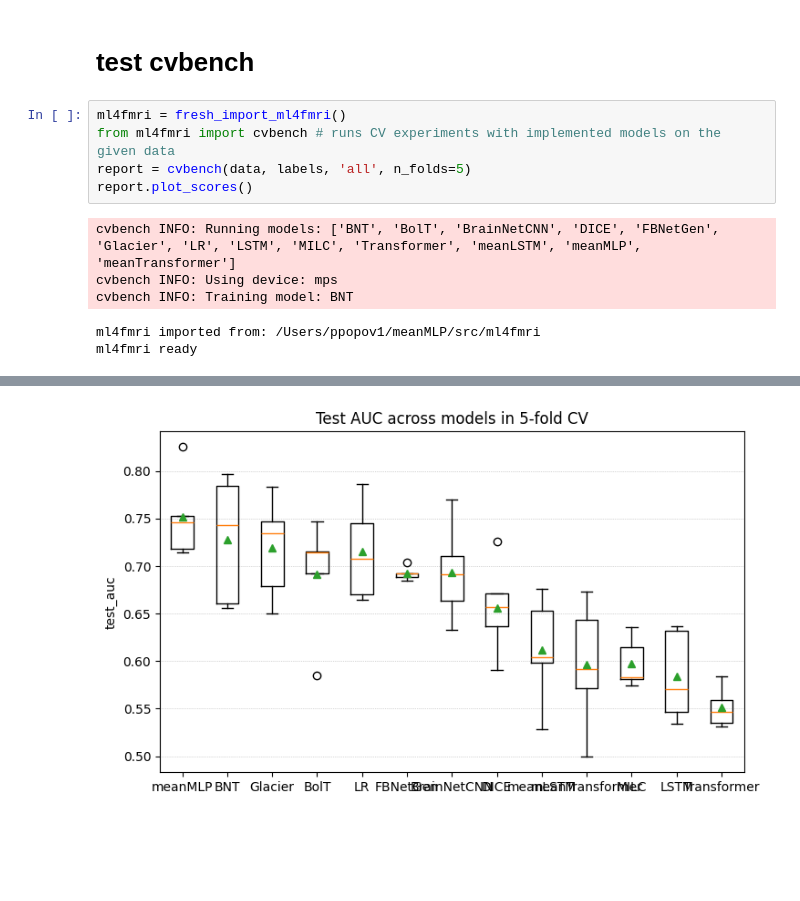
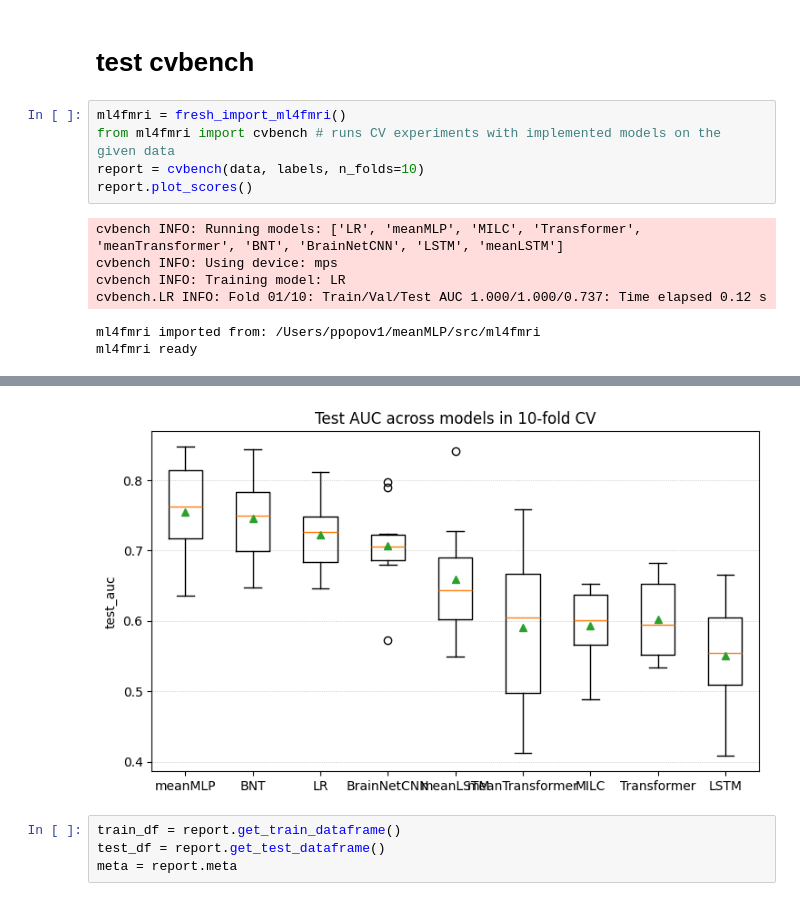
Before and after one commit to neuroneural/meanMLP, a Jupyter notebook: scripts/test.ipynb, the cells around one changed output, grey strips where cells are left out. Saved outputs shown, nothing was run; the diff lists cells and outputs as text; blank space fills up the shorter version.

Commit message:
updated plotting scripts

```diff
--- a/scripts/test.ipynb
+++ b/scripts/test.ipynb
@@ -63,11 +63,12 @@ ml4fmri ready
 # %%
 ml4fmri = fresh_import_ml4fmri()
 from ml4fmri import cvbench # runs CV experiments with implemented models on the given data
-report = cvbench(data, labels, 'all', n_folds=5)
+report = cvbench(data, labels, n_folds=10)
 report.plot_scores()
 # %% [output]
-cvbench INFO: Running models: ['BNT', 'BolT', 'BrainNetCNN', 'DICE', 'FBNetGen', 'Glacier', 'LR', 'LSTM', 'MILC', 'Transformer', 'meanLSTM', 'meanMLP', 'meanTransformer']
+cvbench INFO: Running models: ['LR', 'meanMLP', 'MILC', 'Transformer', 'meanTransformer', 'BNT', 'BrainNetCNN', 'LSTM', 'meanLSTM']
 cvbench INFO: Using device: mps
-cvbench INFO: Training model: BNT
+cvbench INFO: Training model: LR
+cvbench.LR INFO: Fold 01/10: Train/Val/Test AUC 1.000/1.000/0.737: Time elapsed 0.12 s
 ml4fmri imported from: /Users/ppopov1/meanMLP/src/ml4fmri
 ml4fmri ready
@@ -91 +92,5 @@ cvbench.meanTransformer INFO: Fold 5/5: Test AUC 0.643
-[figure, old version]
+[figure, new version]
+# %%
+train_df = report.get_train_dataframe()
+test_df = report.get_test_dataframe()
+meta = report.meta
```
Also changed, not shown: parts of 20 cells of this notebook, 2 other files.
